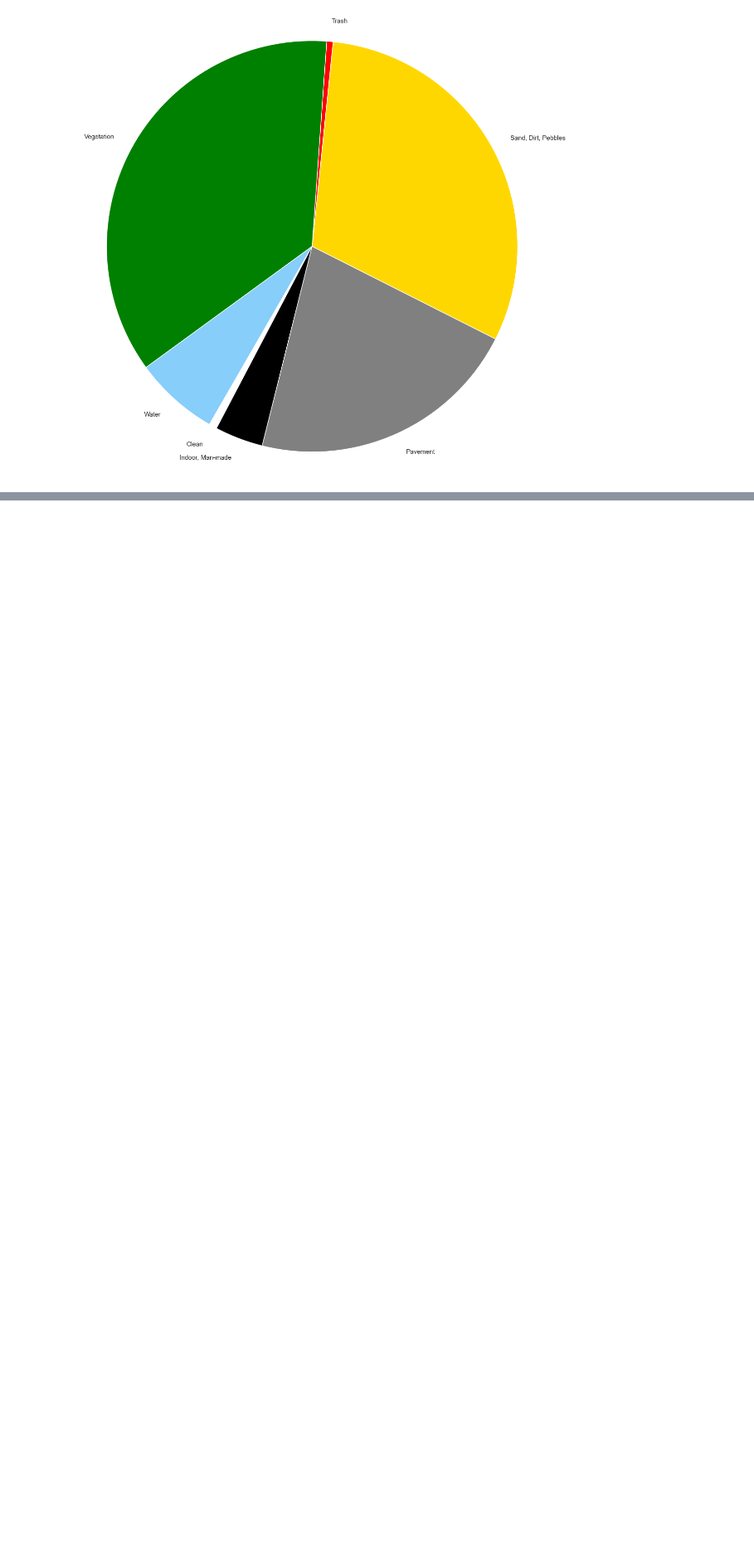
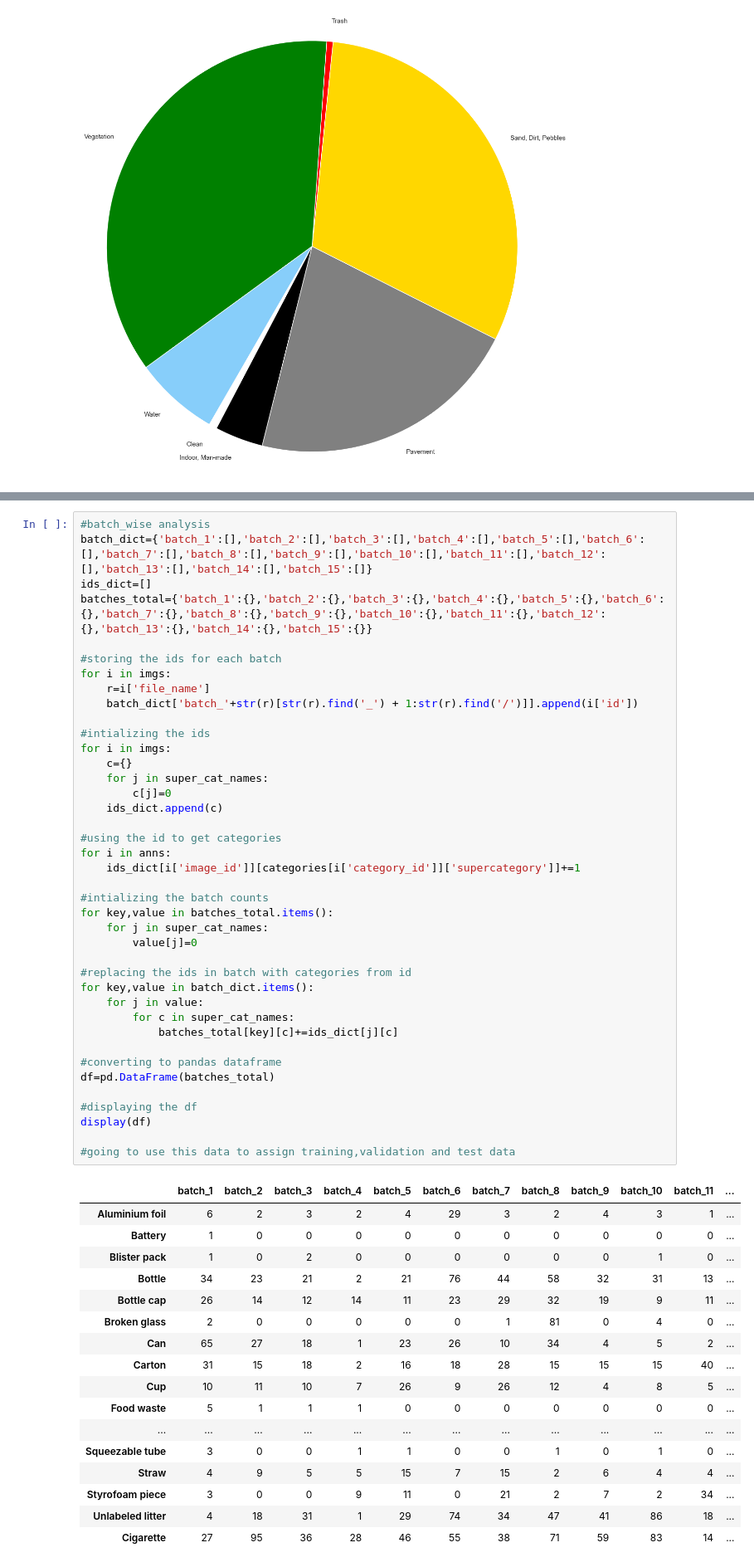
Before and after one commit to Shorya1835/Waste-Segregator, a Jupyter notebook: data_analysis.ipynb, the cells around one changed output, grey strips where cells are left out. Shown at 83% size. Drawn from its saved outputs; the diff is of its cells as text; blank space fills up the shorter version.

Commit message:
completed the analysis

```diff
--- a/data_analysis.ipynb
+++ b/data_analysis.ipynb
@@ -178,3 +195,61 @@ display(df)
 |  | Aluminium foil | Battery | Blister pack | Bottle | Bottle cap | Broken glass | Can | Carton | Cup | ... |
 | 1 | 0 | 0 | 0 | 0 | 0 | 0 | 0 | 0 | 0 | ... |
 1 rows × 28 columns
+# %%
+#batch_wise analysis
+batch_dict={'batch_1':[],'batch_2':[],'batch_3':[],'batch_4':[],'batch_5':[],'batch_6':[],'batch_7':[],'batch_8':[],'batch_9':[],'batch_10':[],'batch_11':[],'batch_12':[],'batch_13':[],'batch_14':[],'batch_15':[]}
+ids_dict=[]
+batches_total={'batch_1':{},'batch_2':{},'batch_3':{},'batch_4':{},'batch_5':{},'batch_6':{},'batch_7':{},'batch_8':{},'batch_9':{},'batch_10':{},'batch_11':{},'batch_12':{},'batch_13':{},'batch_14':{},'batch_15':{}}
+
+#storing the ids for each batch
+for i in imgs:
+    r=i['file_name']
+    batch_dict['batch_'+str(r)[str(r).find('_') + 1:str(r).find('/')]].append(i['id'])
+
+#intializing the ids
+for i in imgs:
+    c={}
+    for j in super_cat_names:
+        c[j]=0
+    ids_dict.append(c)
+
+#using the id to get categories
+for i in anns:
+    ids_dict[i['image_id']][categories[i['category_id']]['supercategory']]+=1
+
+#intializing the batch counts
+for key,value in batches_total.items():
+    for j in super_cat_names:
+        value[j]=0
+
+#replacing the ids in batch with categories from id
+for key,value in batch_dict.items():
+    for j in value:
+        for c in super_cat_names:
+            batches_total[key][c]+=ids_dict[j][c]
+
+#converting to pandas dataframe
+df=pd.DataFrame(batches_total)
+
+#displaying the df
+display(df)
+
+#going to use this data to assign training,validation and test data
+# %% [output]
+|  | batch_1 | batch_2 | batch_3 | batch_4 | batch_5 | batch_6 | batch_7 | batch_8 | batch_9 | batch_10 | batch_11 | ... |
+| Aluminium foil | 6 | 2 | 3 | 2 | 4 | 29 | 3 | 2 | 4 | 3 | 1 | ... |
+| Battery | 1 | 0 | 0 | 0 | 0 | 0 | 0 | 0 | 0 | 0 | 0 | ... |
+| Blister pack | 1 | 0 | 2 | 0 | 0 | 0 | 0 | 0 | 0 | 1 | 0 | ... |
+| Bottle | 34 | 23 | 21 | 2 | 21 | 76 | 44 | 58 | 32 | 31 | 13 | ... |
+| Bottle cap | 26 | 14 | 12 | 14 | 11 | 23 | 29 | 32 | 19 | 9 | 11 | ... |
+| Broken glass | 2 | 0 | 0 | 0 | 0 | 0 | 1 | 81 | 0 | 4 | 0 | ... |
+| Can | 65 | 27 | 18 | 1 | 23 | 26 | 10 | 34 | 4 | 5 | 2 | ... |
+| Carton | 31 | 15 | 18 | 2 | 16 | 18 | 28 | 15 | 15 | 15 | 40 | ... |
+| Cup | 10 | 11 | 10 | 7 | 26 | 9 | 26 | 12 | 4 | 8 | 5 | ... |
+| Food waste | 5 | 1 | 1 | 1 | 0 | 0 | 0 | 0 | 0 | 0 | 0 | ... |
+| ... | ... | ... | ... | ... | ... | ... | ... | ... | ... | ... | ... | ... |
+| Squeezable tube | 3 | 0 | 0 | 1 | 1 | 0 | 0 | 1 | 0 | 1 | 0 | ... |
+| Straw | 4 | 9 | 5 | 5 | 15 | 7 | 15 | 2 | 6 | 4 | 4 | ... |
+| Styrofoam piece | 3 | 0 | 0 | 9 | 11 | 0 | 21 | 2 | 7 | 2 | 34 | ... |
+| Unlabeled litter | 4 | 18 | 31 | 1 | 29 | 74 | 34 | 47 | 41 | 86 | 18 | ... |
+| Cigarette | 27 | 95 | 36 | 28 | 46 | 55 | 38 | 71 | 59 | 83 | 14 | ... |
```
Also changed, not shown: parts of 4 cells of this notebook.
